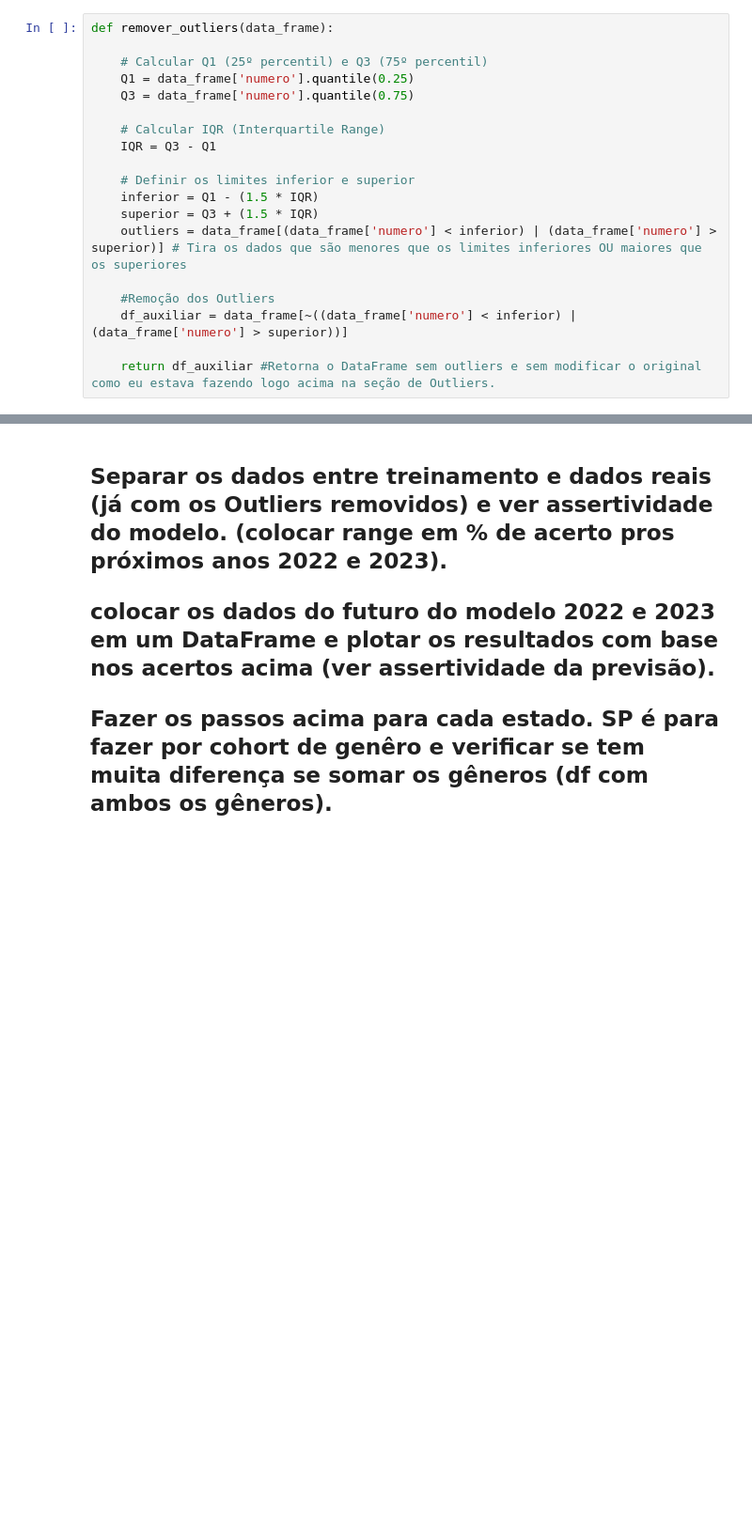
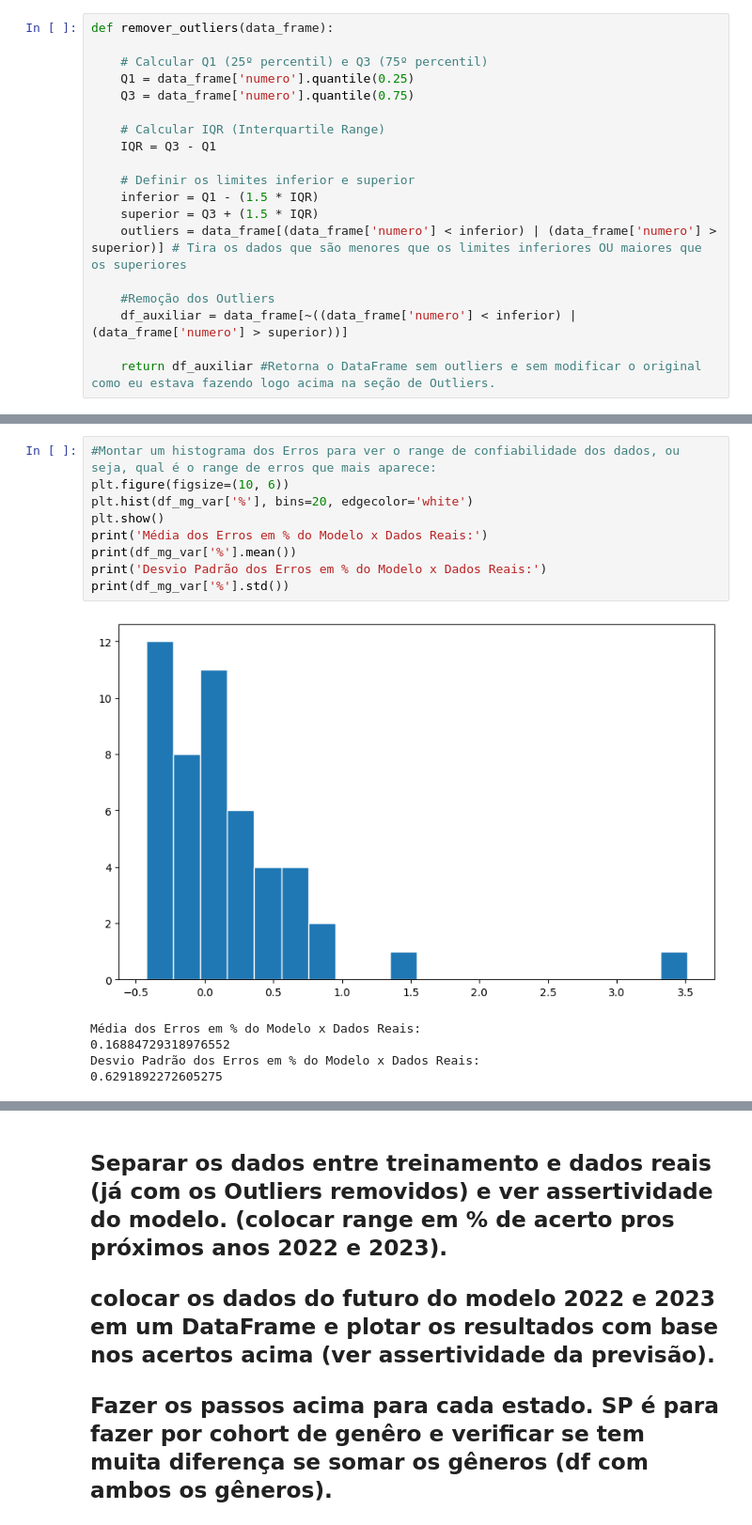
Before and after one commit to gustavo-rocha-barbosa/case-data-science-media-monks-2024, a Jupyter notebook: 2) Case Análise de Dados/main.ipynb, the cells around one changed output, grey strips where cells are left out. Shown at 94% size. Saved outputs shown, nothing was run; the diff lists cells and outputs as text; blank space fills up the shorter version.

```diff
--- a/2) Case Análise de Dados/main.ipynb
+++ b/2) Case Análise de Dados/main.ipynb
@@ -1151,0 +1351,15 @@ def remover_outliers(data_frame):
+# %%
+#Montar um histograma dos Erros para ver o range de confiabilidade dos dados, ou seja, qual é o range de erros que mais aparece:
+plt.figure(figsize=(10, 6))
+plt.hist(df_mg_var['%'], bins=20, edgecolor='white')
+plt.show()
+print('Média dos Erros em % do Modelo x Dados Reais:')
+print(df_mg_var['%'].mean())
+print('Desvio Padrão dos Erros em % do Modelo x Dados Reais:')
+print(df_mg_var['%'].std())
+# %% [output]
+[figure, added]
+Média dos Erros em % do Modelo x Dados Reais:
+0.16884729318976552
+Desvio Padrão dos Erros em % do Modelo x Dados Reais:
+0.6291892272605275
```
Also changed, not shown: parts of 15 cells of this notebook.
